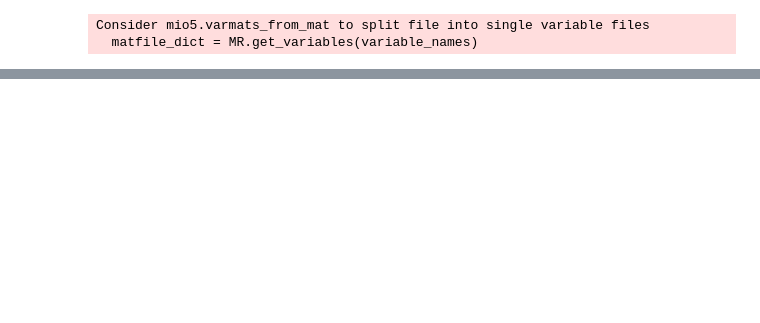
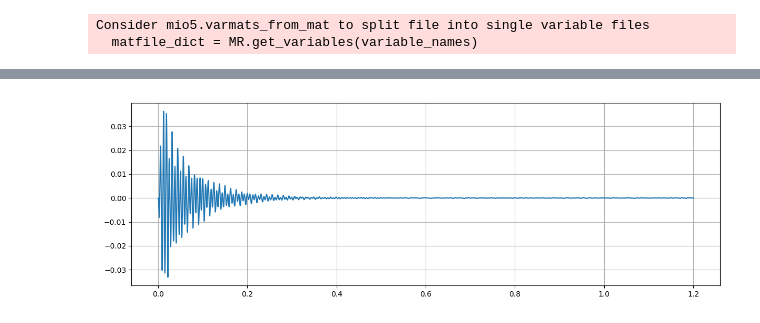
Before and after one commit to peladeaucome/ATIAM-PAM-AnalyseInstruments, a Jupyter notebook: Guitar_model/experiences/2e_mesures.ipynb, the cells around one changed output, grey strips where cells are left out. Drawn from its saved outputs; the diff is of its cells as text; code cells hidden in the pictures; blank space fills up the shorter version.

```diff
--- a/Guitar_model/experiences/2e_mesures.ipynb
+++ b/Guitar_model/experiences/2e_mesures.ipynb
@@ -37,0 +51,30 @@ deforme_Nta_Npos[0,0]
+# %%
+idx_mat = 1
+
+RI = deforme_Nta_Npos[idx_mat, 0]["RI"]
+fs = deforme_Nta_Npos[idx_mat, 0]["fs"]
+tRI = np.arange(len(RI))/fs
+
+
+tRI, RI = mm.clean_RI(RI, fs, method="max", cut_end=1.2)
+
+RI_filtered = mm.bandpass_filter(RI,30, 150, fs, order=20)
+
+fig = plt.figure()
+ax1 = fig.add_subplot(111)
+
+# ax1.plot(tRI,RI,label="")
+ax1.plot(mm.time_vector(RI_filtered,fs),RI_filtered,label="")
+ax1.grid()
+#ax1.legend()
+ax1.set_xlabel("")
+ax1.set_ylabel("")
+ax1.set_title(r"")
+ax1.set_xlim()
+ax1.set_ylim()
+
+fig.tight_layout()
+
+plt.show()
+# %% [output]
+[figure, added]
```
Also changed, not shown: parts of 8 cells of this notebook, 1 other file.
